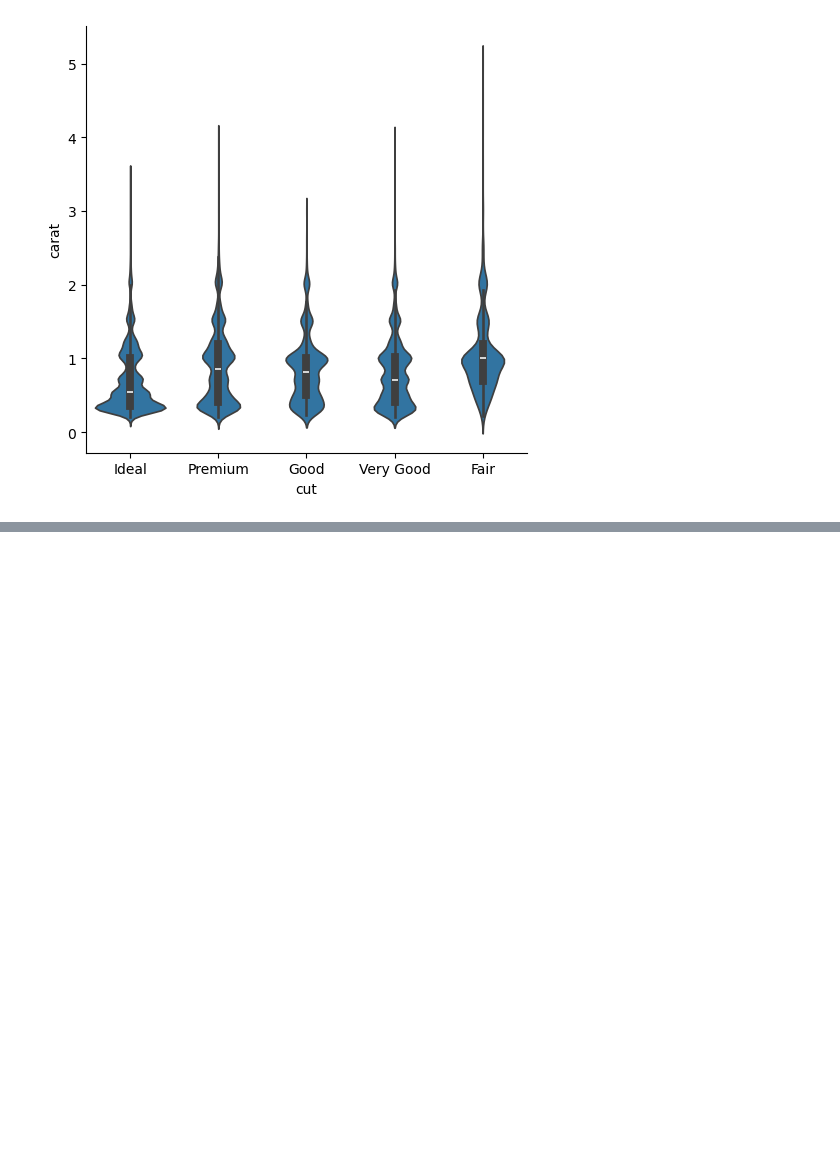
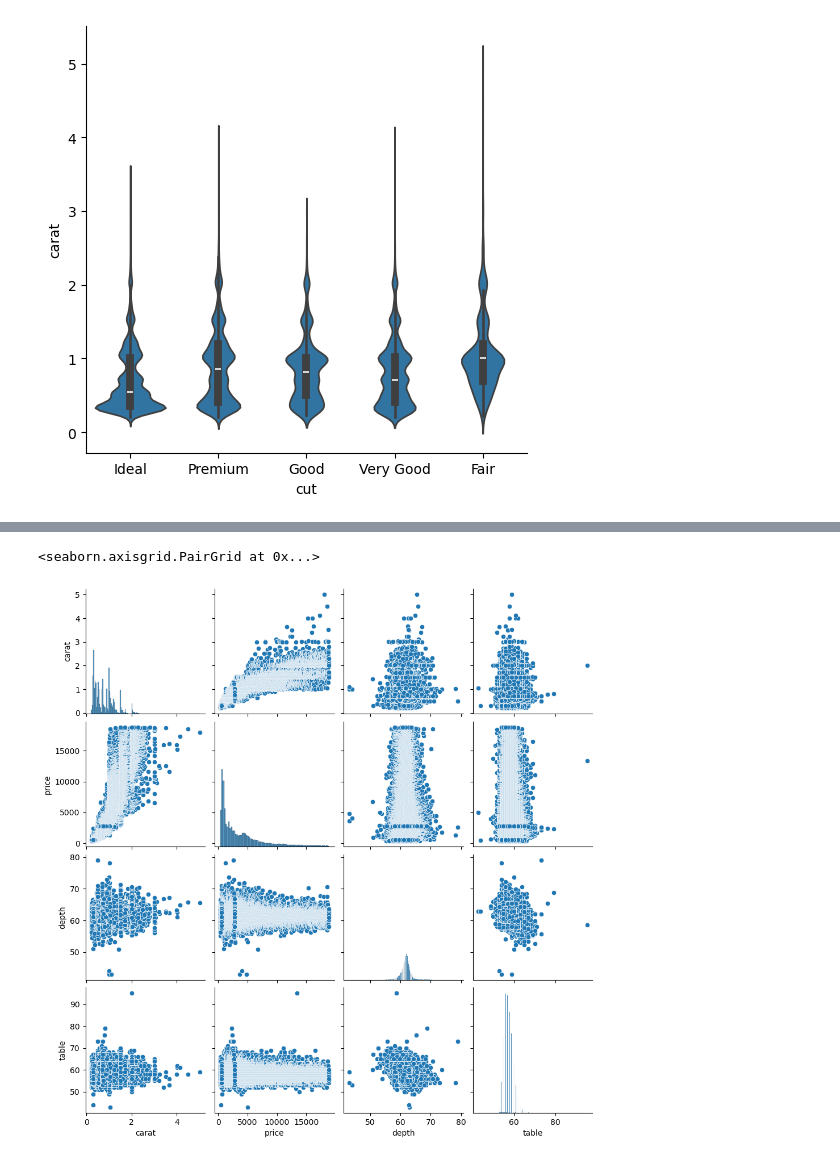
Before and after one commit to sanjai570/data-science, a Jupyter notebook: visualisation.ipynb, the cells around one changed output, grey strips where cells are left out. Cells and saved outputs as stored; diff of their text form; code cells hidden in the pictures; blank space fills up the shorter version.

```diff
--- a/visualisation.ipynb
+++ b/visualisation.ipynb
@@ -363,0 +398,5 @@ To https://github.com/sanjai570/data-science.git
+# %%
+sns.pairplot(data = df[['carat','price','depth','table']] )
+# %% [output]
+<seaborn.axisgrid.PairGrid at 0x...>
+[figure, added]
```
Also changed, not shown: parts of 10 cells of this notebook, 5 other files.
